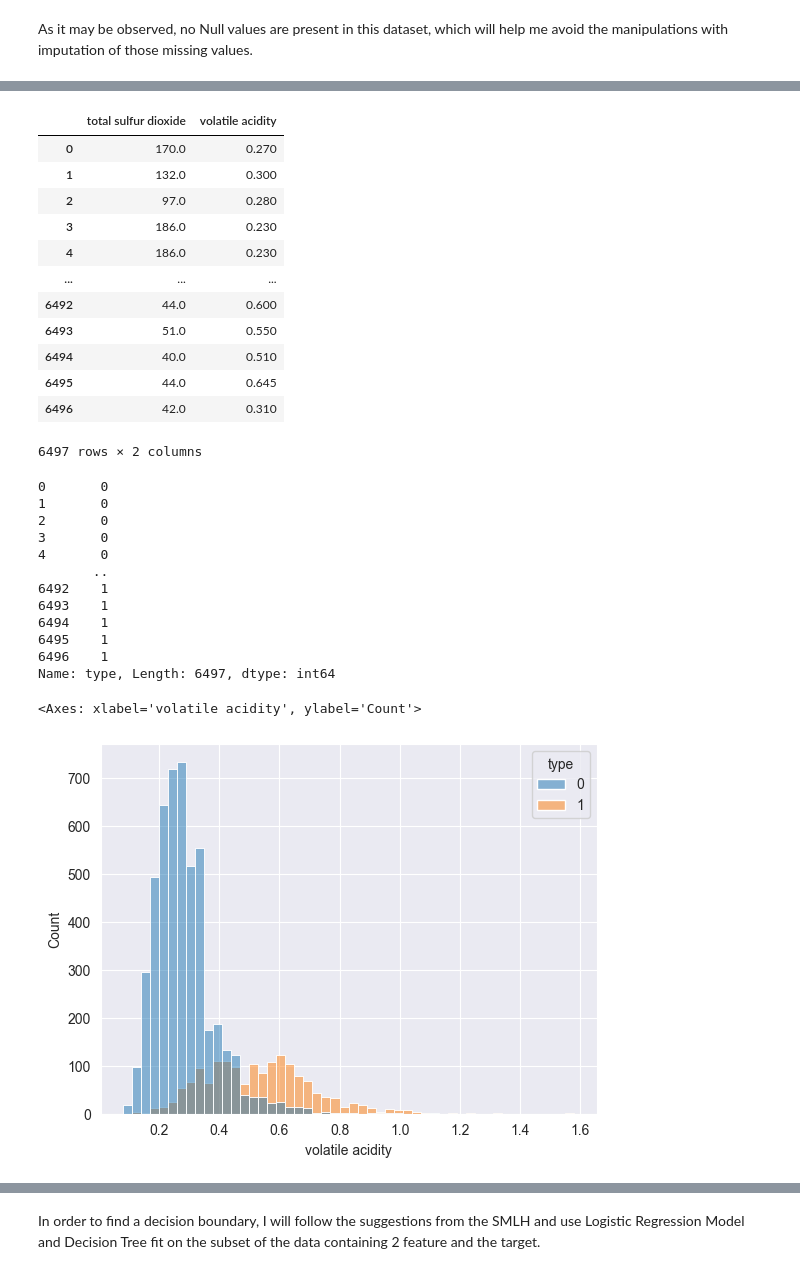
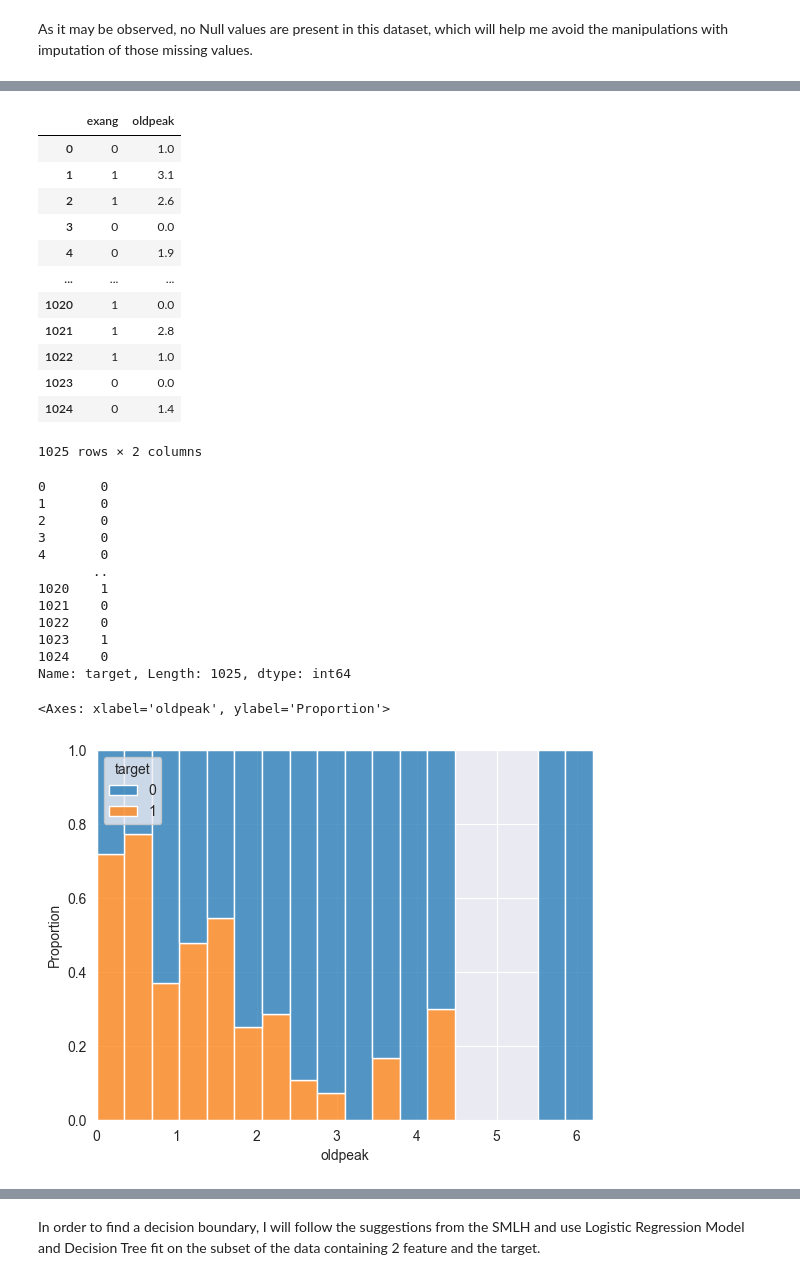
Before and after one commit to Ghenntoggy1/Sigmoid-ML-Tasks, a Jupyter notebook: Homework_7_Decision_Tree_Random_Forest/Homework_7_Decision_Tree.ipynb, the cells around one changed output, grey strips where cells are left out. Cells and saved outputs as stored; diff of their text form; code cells hidden in the pictures.

```diff
--- a/Homework_7_Decision_Tree_Random_Forest/Homework_7_Decision_Tree.ipynb
+++ b/Homework_7_Decision_Tree_Random_Forest/Homework_7_Decision_Tree.ipynb
@@ -123,4 +103,4 @@ wine_quality_dataset
 # %%
-corr_matrix = wine_quality_dataset.corr()
+corr_matrix = heart_disease_dataset.corr()
 corr_matrix
 # %% [output]
@@ -147,4 +128,4 @@ plt.show()
 # %%
-sorted_corr_matrix: pd.Series = corr_matrix['type'].abs().sort_values(ascending=False)
+sorted_corr_matrix: pd.Series = corr_matrix['target'].abs().sort_values(ascending=False)
 sorted_corr_matrix
 # %% [output]
@@ -165,5 +147,6 @@ Name: type, dtype: float64
 # %%
-selected_columns = sorted_corr_matrix.index[1:3].union(['type'])
+selected_columns = sorted_corr_matrix.index[1:3].union(['target'])
+# selected_columns = sorted_corr_matrix.index.intersection(['thalach', 'oldpeak']).union(['target']) x=0 y=2 target_column=1
 
 selected_columns
 # %% [output]
@@ -171,4 +154,4 @@ Index(['total sulfur dioxide', 'type', 'volatile acidity'], dtype='object')
 # %%
-visualization_wine_quality_dataset = wine_quality_dataset[selected_columns]
-visualization_wine_quality_dataset
+visualization_heart_disease_dataset = heart_disease_dataset[selected_columns]
+visualization_heart_disease_dataset
 # %% [output]
@@ -188,22 +171,22 @@ visualization_wine_quality_dataset
 # %%
-visualization_X_features = visualization_wine_quality_dataset.drop(columns=['type'])
+visualization_X_features = visualization_heart_disease_dataset.drop(columns=['target'])
 visualization_X_features
 # %% [output]
-|  | total sulfur dioxide | volatile acidity |
-| 0 | 170.0 | 0.270 |
-| 1 | 132.0 | 0.300 |
-| 2 | 97.0 | 0.280 |
-| 3 | 186.0 | 0.230 |
-| 4 | 186.0 | 0.230 |
+|  | exang | oldpeak |
+| 0 | 0 | 1.0 |
+| 1 | 1 | 3.1 |
+| 2 | 1 | 2.6 |
+| 3 | 0 | 0.0 |
+| 4 | 0 | 1.9 |
 | ... | ... | ... |
-| 6492 | 44.0 | 0.600 |
-| 6493 | 51.0 | 0.550 |
-| 6494 | 40.0 | 0.510 |
-| 6495 | 44.0 | 0.645 |
-| 6496 | 42.0 | 0.310 |
+| 1020 | 1 | 0.0 |
+| 1021 | 1 | 2.8 |
+| 1022 | 1 | 1.0 |
+| 1023 | 0 | 0.0 |
+| 1024 | 0 | 1.4 |
-6497 rows × 2 columns
+1025 rows × 2 columns
 # %%
-visualization_y_target = visualization_wine_quality_dataset['type']
+visualization_y_target = visualization_heart_disease_dataset['target']
 visualization_y_target
 # %% [output]
 0       0
@@ -212,14 +195,14 @@ visualization_y_target
 3       0
 4       0
        ..
-6492    1
-6493    1
-6494    1
-6495    1
-6496    1
-Name: type, Length: 6497, dtype: int64
+1020    1
+1021    0
+1022    0
+1023    1
+1024    0
+Name: target, Length: 1025, dtype: int64
 # %%
-sns.histplot(data=visualization_wine_quality_dataset, bins=50, x=selected_columns[2], hue=selected_columns[1])
+sns.histplot(data=visualization_heart_disease_dataset, x=selected_columns[1], hue=selected_columns[2], stat="proportion", multiple="fill")
 # %% [output]
-<Axes: xlabel='volatile acidity', ylabel='Count'>
+<Axes: xlabel='oldpeak', ylabel='Proportion'>
-[figure, old version]
+[figure, new version]
```
Also changed, not shown: parts of 33 cells of this notebook, 2 other files.
